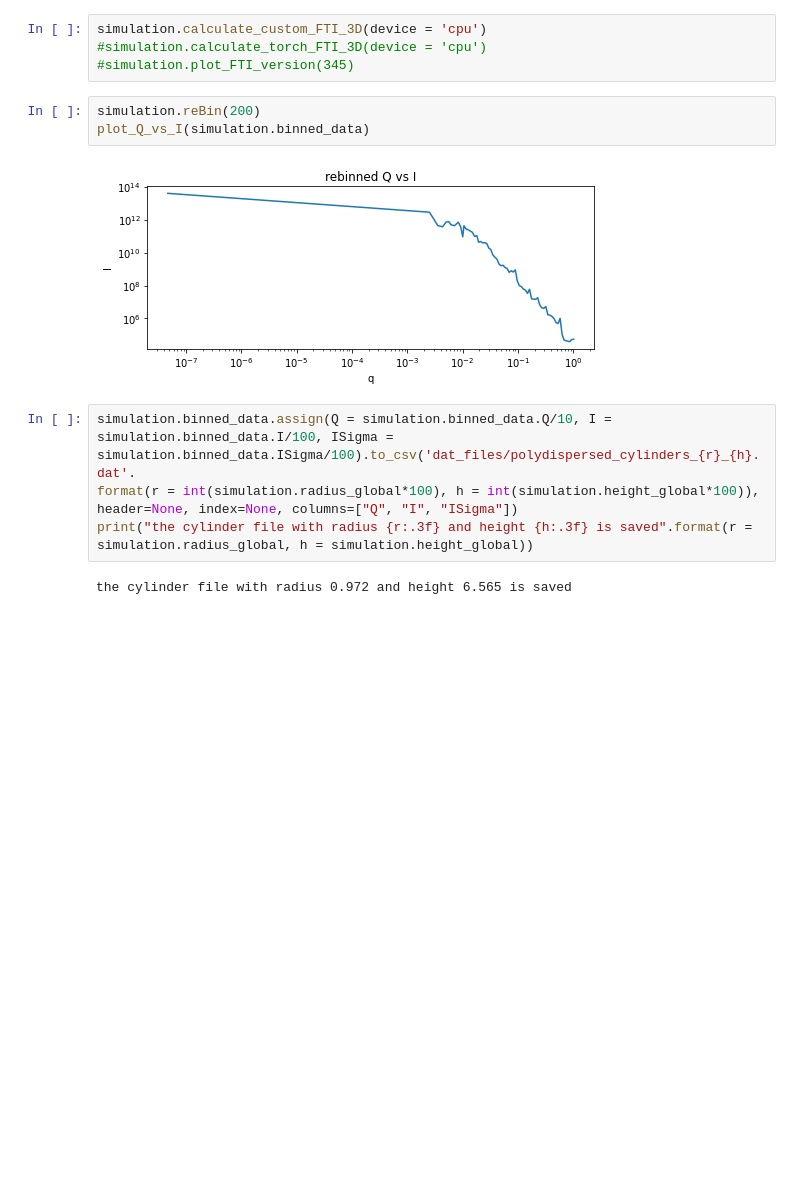
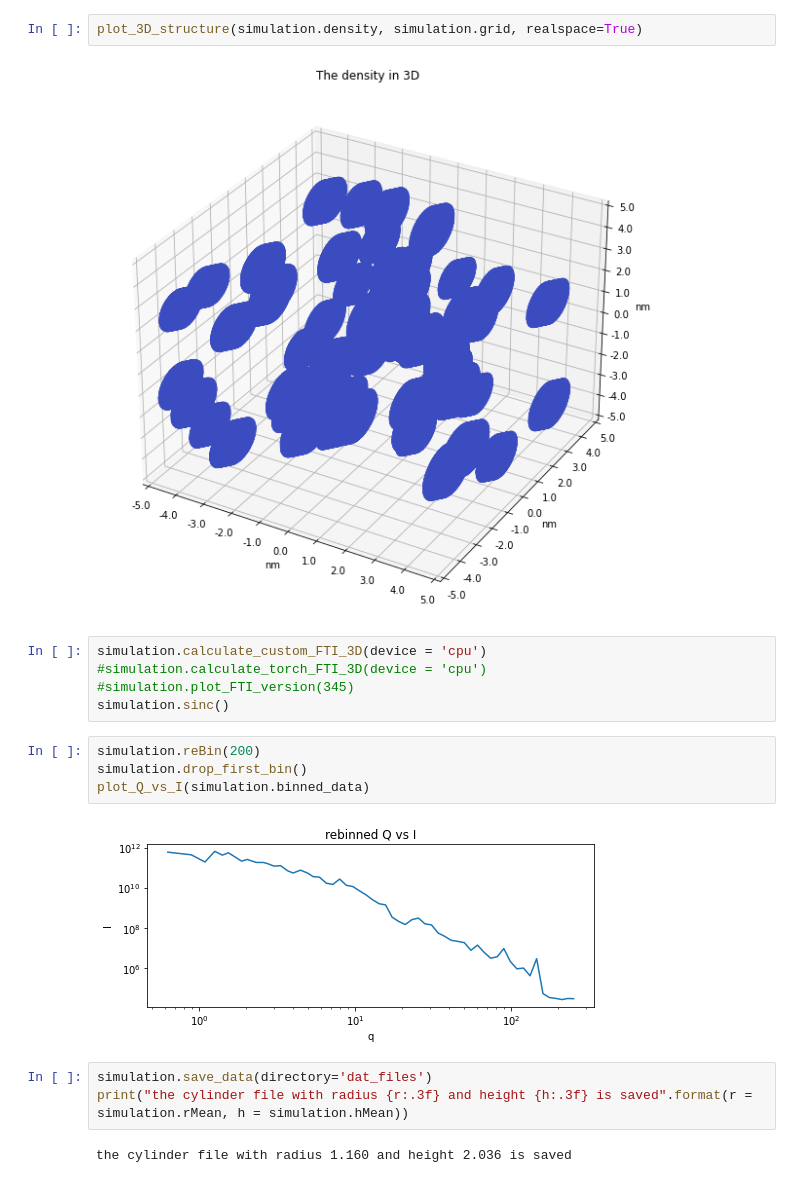
Before and after one commit to sofyalaski/SAXS-simulations, a Jupyter notebook: creating_forms.ipynb, the cells around one changed output. Drawn from its saved outputs; the diff is of its cells as text; blank space fills up the shorter version.

```diff
--- a/creating_forms.ipynb
+++ b/creating_forms.ipynb
@@ -81,15 +72,20 @@ volume fraction is 0.05107, height is 6.57, radius is 1.16, center at (2.9,1.0,-
+# %%
+plot_3D_structure(simulation.density, simulation.grid, realspace=True)
+# %% [output]
+[figure, added]
 # %%
 simulation.calculate_custom_FTI_3D(device = 'cpu')
 #simulation.calculate_torch_FTI_3D(device = 'cpu')
 #simulation.plot_FTI_version(345)
+simulation.sinc()
 # %%
 simulation.reBin(200)
+simulation.drop_first_bin()
 plot_Q_vs_I(simulation.binned_data)
 # %% [output]
-[figure, old version]
+[figure, new version]
 # %%
-simulation.binned_data.assign(Q = simulation.binned_data.Q/10, I = simulation.binned_data.I/100, ISigma = simulation.binned_data.ISigma/100).to_csv('dat_files/polydispersed_cylinders_{r}_{h}.dat'.
-format(r = int(simulation.radius_global*100), h = int(simulation.height_global*100)), header=None, index=None, columns=["Q", "I", "ISigma"])
-print("the cylinder file with radius {r:.3f} and height {h:.3f} is saved".format(r = simulation.radius_global, h = simulation.height_global))
+simulation.save_data(directory='dat_files')
+print("the cylinder file with radius {r:.3f} and height {h:.3f} is saved".format(r = simulation.rMean, h = simulation.hMean))
 # %% [output]
-the cylinder file with radius 0.972 and height 6.565 is saved
+the cylinder file with radius 1.160 and height 2.036 is saved
```
Also changed, not shown: parts of 15 cells of this notebook, 5 other files.
